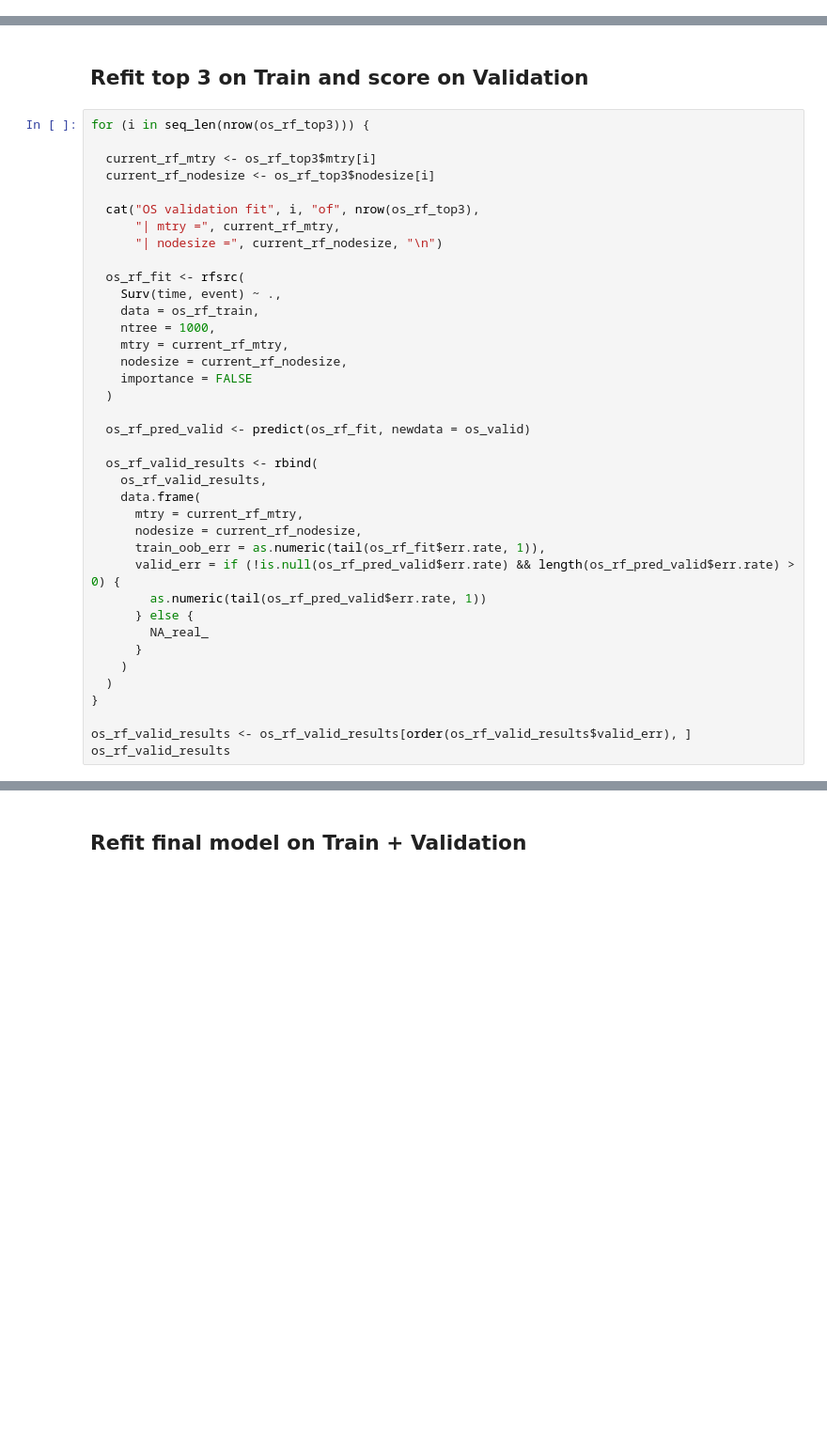
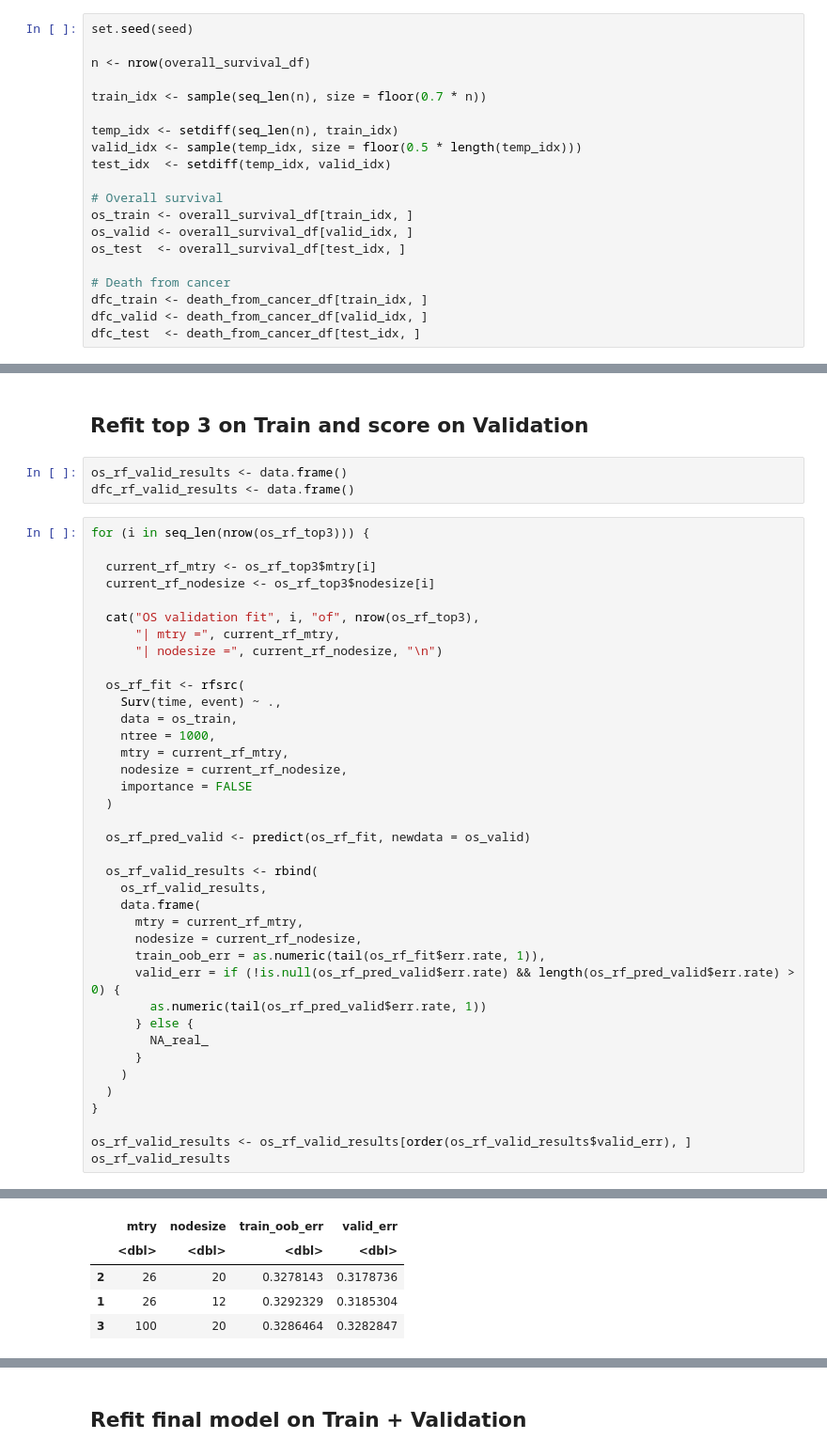
Before and after one commit to harrisdurrani/data_mining_project, a Jupyter notebook: Ensemble Tree Methods (R code).ipynb, the cells around one changed output, grey strips where cells are left out. Shown at 94% size. Cells and saved outputs as stored; diff of their text form; blank space fills up the shorter version.

Commit message:
Ran train/validate/test for both datasets.

```diff
--- a/Ensemble Tree Methods (R code).ipynb
+++ b/Ensemble Tree Methods (R code).ipynb
@@ -757,3 +777,23 @@ $tumor_stage
+# %%
+set.seed(seed)
+
+n <- nrow(overall_survival_df)
+
+train_idx <- sample(seq_len(n), size = floor(0.7 * n))
+
+temp_idx <- setdiff(seq_len(n), train_idx)
+valid_idx <- sample(temp_idx, size = floor(0.5 * length(temp_idx)))
+test_idx  <- setdiff(temp_idx, valid_idx)
+
+# Overall survival
+os_train <- overall_survival_df[train_idx, ]
+os_valid <- overall_survival_df[valid_idx, ]
+os_test  <- overall_survival_df[test_idx, ]
+
+# Death from cancer
+dfc_train <- death_from_cancer_df[train_idx, ]
+dfc_valid <- death_from_cancer_df[valid_idx, ]
+dfc_test  <- death_from_cancer_df[test_idx, ]
 # %% [markdown]
 # Bagging
 # %% [markdown]
@@ -843,5 +940,8 @@ dfc_rf_top3
 # %% [markdown]
 ## Refit top 3 on Train and score on Validation
+# %%
+os_rf_valid_results <- data.frame()
+dfc_rf_valid_results <- data.frame()
 # %%
 for (i in seq_len(nrow(os_rf_top3))) {
 
@@ -854,7 +954,7 @@ for (i in seq_len(nrow(os_rf_top3))) {
 
   os_rf_fit <- rfsrc(
     Surv(time, event) ~ .,
-    data = os_rf_train,
+    data = os_train,
     ntree = 1000,
     mtry = current_rf_mtry,
     nodesize = current_rf_nodesize,
@@ -880,3 +980,4 @@ for (i in seq_len(nrow(os_rf_top3))) {
 
 os_rf_valid_results <- os_rf_valid_results[order(os_rf_valid_results$valid_err), ]
 os_rf_valid_results
+# %% [output]
@@ -883 +988,6 @@ os_rf_valid_results
+|  | mtry | nodesize | train_oob_err | valid_err |
+|  | <dbl> | <dbl> | <dbl> | <dbl> |
+| 2 | 26 | 20 | 0.3278143 | 0.3178736 |
+| 1 | 26 | 12 | 0.3292329 | 0.3185304 |
+| 3 | 100 | 20 | 0.3286464 | 0.3282847 |
 # %%
```
Also changed, not shown: parts of 14 cells of this notebook.
